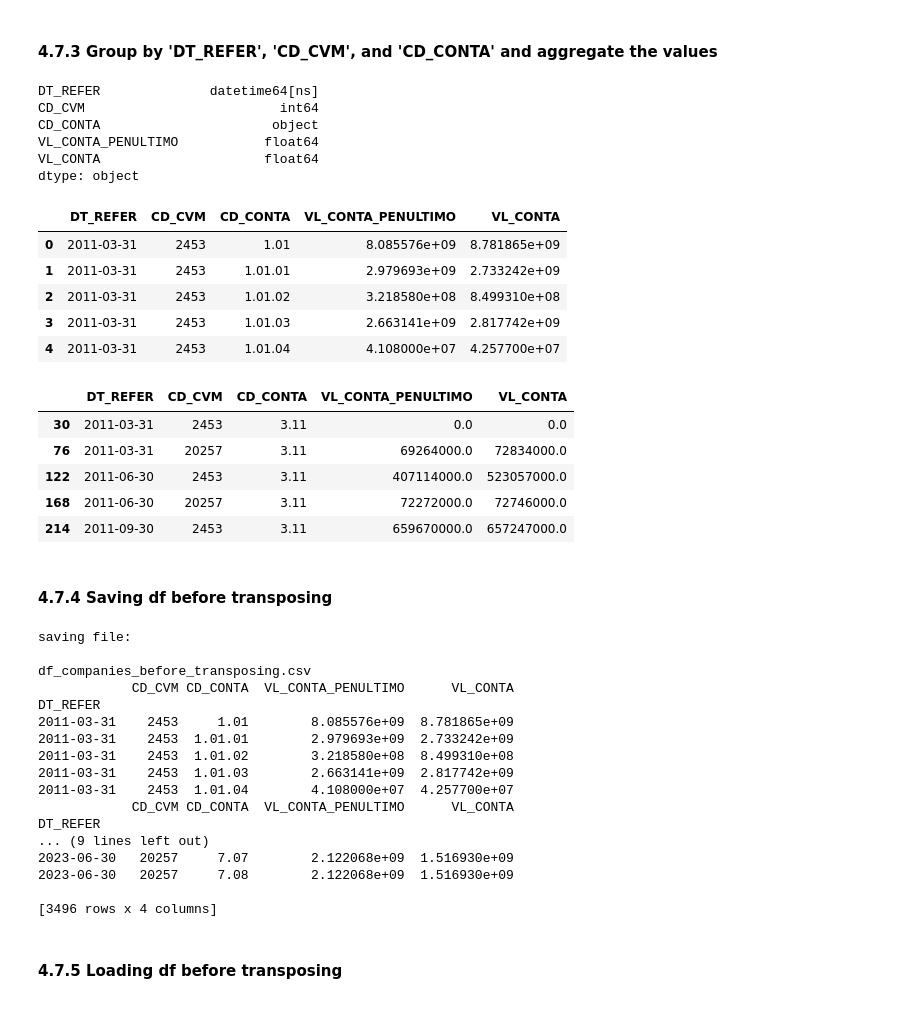
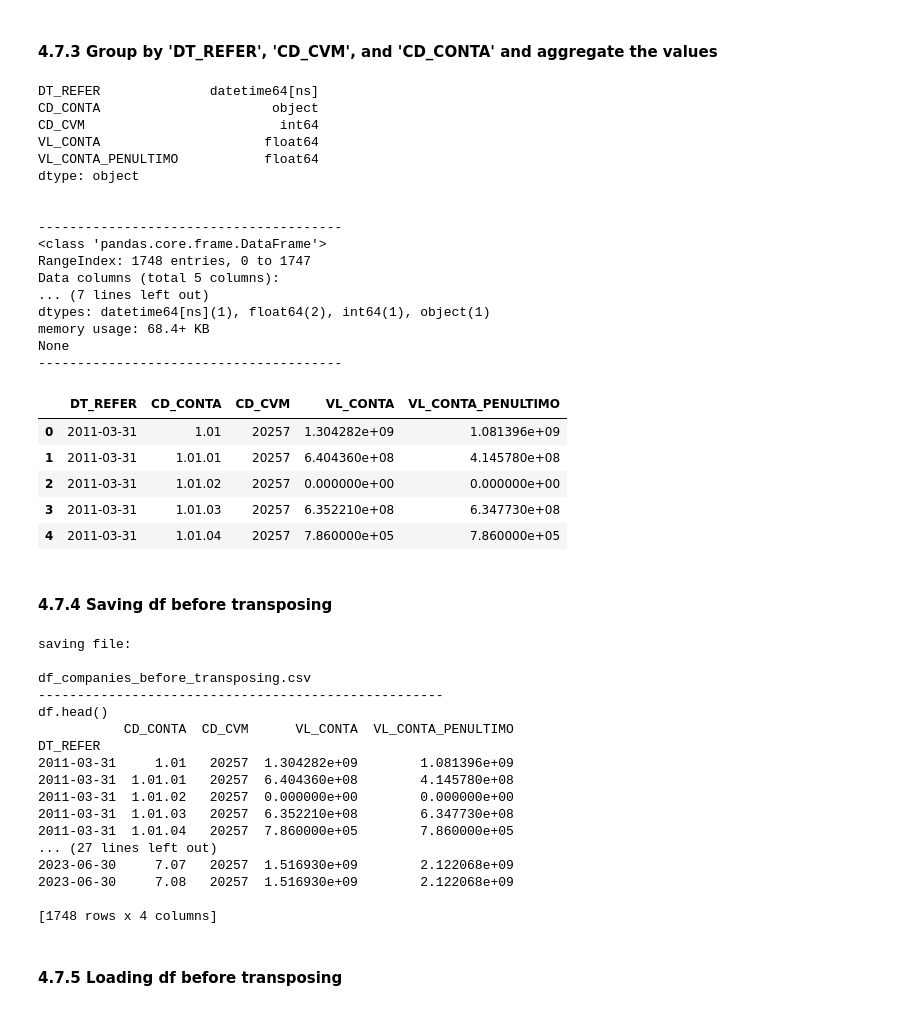
Before and after one commit to enok/flowpredict, a Jupyter notebook: flowpredict.ipynb, the cells around one changed output. Cells and saved outputs as stored; diff of their text form; code cells hidden in the pictures.

```diff
--- a/flowpredict.ipynb
+++ b/flowpredict.ipynb
@@ -909,44 +954,46 @@ df[df['CD_CONTA'] == '3.11'].head()
 #### 4.7.3 Group by 'DT_REFER', 'CD_CVM', and 'CD_CONTA' and aggregate the values
 # %%
 agg_funcs = {
-    # 'DT_FIM_EXERC_PENULTIMO_BP': 'first',
-    # 'DT_FIM_EXERC_PENULTIMO': 'first',
     'VL_CONTA_PENULTIMO': 'last',
     'VL_CONTA': 'last'
 }
 
 df = df.groupby(['DT_REFER', 'CD_CVM', 'CD_CONTA']).agg(agg_funcs).reset_index()
 
 # Reorder the columns as needed
-# df = df[['DT_REFER', 'CD_CVM', 'CD_CONTA', 'DT_FIM_EXERC_PENULTIMO_BP', 'DT_FIM_EXERC_PENULTIMO', 'VL_CONTA_PENULTIMO', 'VL_CONTA']]
-df = df[['DT_REFER', 'CD_CVM', 'CD_CONTA', 'VL_CONTA_PENULTIMO', 'VL_CONTA']]
+df = df[['DT_REFER', 'CD_CONTA', 'CD_CVM', 'VL_CONTA', 'VL_CONTA_PENULTIMO']]
 
 # View the final DataFrame
 print(df.dtypes)
 print("\n")
-df.head()
+print("---------------------------------------")
+print(df.info())
+print("---------------------------------------")
+df[df['CD_CVM'] == 20257].head()
 # %% [output]
 DT_REFER              datetime64[ns]
+CD_CONTA                      object
 CD_CVM                         int64
-CD_CONTA                      object
+VL_CONTA                     float64
 VL_CONTA_PENULTIMO           float64
-VL_CONTA                     float64
 dtype: object
+
+
+---------------------------------------
+<class 'pandas.core.frame.DataFrame'>
+RangeIndex: 1748 entries, 0 to 1747
+Data columns (total 5 columns):
+... (7 lines left out)
+dtypes: datetime64[ns](1), float64(2), int64(1), object(1)
+memory usage: 68.4+ KB
+None
+---------------------------------------
-|  | DT_REFER | CD_CVM | CD_CONTA | VL_CONTA_PENULTIMO | VL_CONTA |
-| 0 | 2011-03-31 | 2453 | 1.01 | 8.085576e+09 | 8.781865e+09 |
-| 1 | 2011-03-31 | 2453 | 1.01.01 | 2.979693e+09 | 2.733242e+09 |
-| 2 | 2011-03-31 | 2453 | 1.01.02 | 3.218580e+08 | 8.499310e+08 |
-| 3 | 2011-03-31 | 2453 | 1.01.03 | 2.663141e+09 | 2.817742e+09 |
-| 4 | 2011-03-31 | 2453 | 1.01.04 | 4.108000e+07 | 4.257700e+07 |
+|  | DT_REFER | CD_CONTA | CD_CVM | VL_CONTA | VL_CONTA_PENULTIMO |
+| 0 | 2011-03-31 | 1.01 | 20257 | 1.304282e+09 | 1.081396e+09 |
+| 1 | 2011-03-31 | 1.01.01 | 20257 | 6.404360e+08 | 4.145780e+08 |
+| 2 | 2011-03-31 | 1.01.02 | 20257 | 0.000000e+00 | 0.000000e+00 |
+| 3 | 2011-03-31 | 1.01.03 | 20257 | 6.352210e+08 | 6.347730e+08 |
+| 4 | 2011-03-31 | 1.01.04 | 20257 | 7.860000e+05 | 7.860000e+05 |
-# %%
-df[df['CD_CONTA'] == '3.11'].head()
-# %% [output]
-|  | DT_REFER | CD_CVM | CD_CONTA | VL_CONTA_PENULTIMO | VL_CONTA |
-| 30 | 2011-03-31 | 2453 | 3.11 | 0.0 | 0.0 |
-| 76 | 2011-03-31 | 20257 | 3.11 | 69264000.0 | 72834000.0 |
-| 122 | 2011-06-30 | 2453 | 3.11 | 407114000.0 | 523057000.0 |
-| 168 | 2011-06-30 | 20257 | 3.11 | 72272000.0 | 72746000.0 |
-| 214 | 2011-09-30 | 2453 | 3.11 | 659670000.0 | 657247000.0 |
 # %% [markdown]
 #### 4.7.4 Saving df before transposing
 # %%
@@ -955,20 +1002,20 @@ saveToFile('companies_before_transposing', df)
 saving file:
 
 df_companies_before_transposing.csv
-            CD_CVM CD_CONTA  VL_CONTA_PENULTIMO      VL_CONTA
+----------------------------------------------------
+df.head()
+           CD_CONTA  CD_CVM      VL_CONTA  VL_CONTA_PENULTIMO
 DT_REFER
-2011-03-31    2453     1.01        8.085576e+09  8.781865e+09
-2011-03-31    2453  1.01.01        2.979693e+09  2.733242e+09
-2011-03-31    2453  1.01.02        3.218580e+08  8.499310e+08
-2011-03-31    2453  1.01.03        2.663141e+09  2.817742e+09
-2011-03-31    2453  1.01.04        4.108000e+07  4.257700e+07
-            CD_CVM CD_CONTA  VL_CONTA_PENULTIMO      VL_CONTA
-DT_REFER
-... (9 lines left out)
-2023-06-30   20257     7.07        2.122068e+09  1.516930e+09
-2023-06-30   20257     7.08        2.122068e+09  1.516930e+09
+2011-03-31     1.01   20257  1.304282e+09        1.081396e+09
+2011-03-31  1.01.01   20257  6.404360e+08        4.145780e+08
+2011-03-31  1.01.02   20257  0.000000e+00        0.000000e+00
+2011-03-31  1.01.03   20257  6.352210e+08        6.347730e+08
+2011-03-31  1.01.04   20257  7.860000e+05        7.860000e+05
+... (27 lines left out)
+2023-06-30     7.07   20257  1.516930e+09        2.122068e+09
+2023-06-30     7.08   20257  1.516930e+09        2.122068e+09
 
-[3496 rows x 4 columns]
+[1748 rows x 4 columns]
 # %% [markdown]
 #### 4.7.5 Loading df before transposing
 # %%
```
Also changed, not shown: parts of 31 cells of this notebook, 5 other files.
